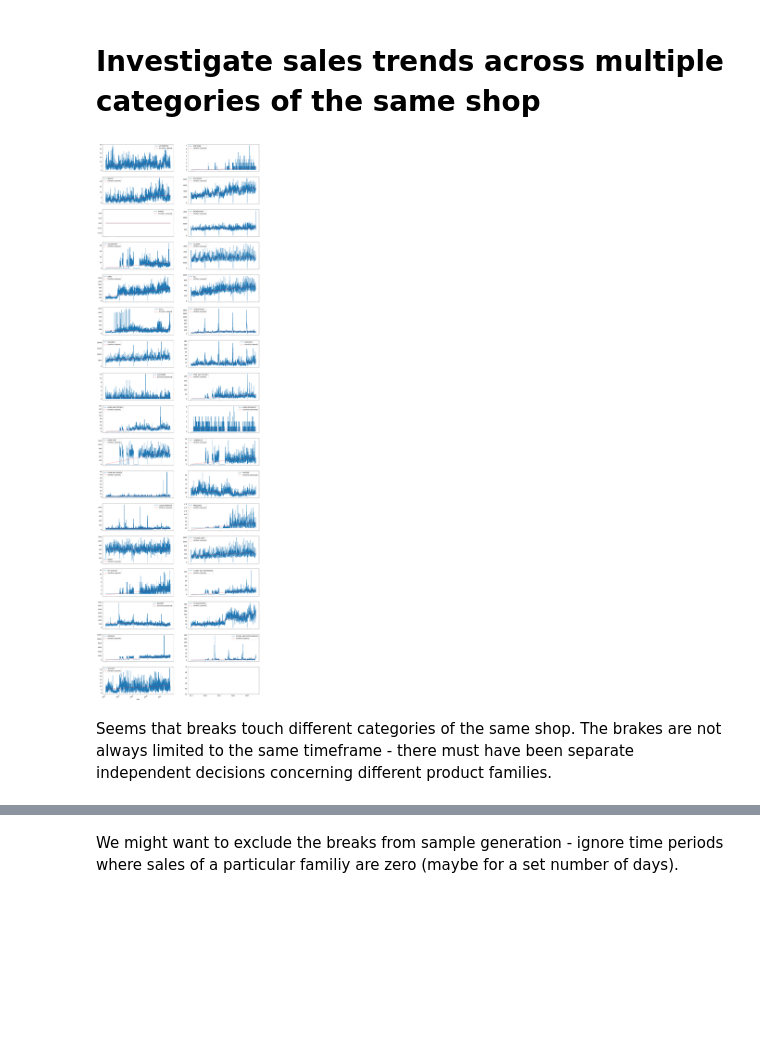
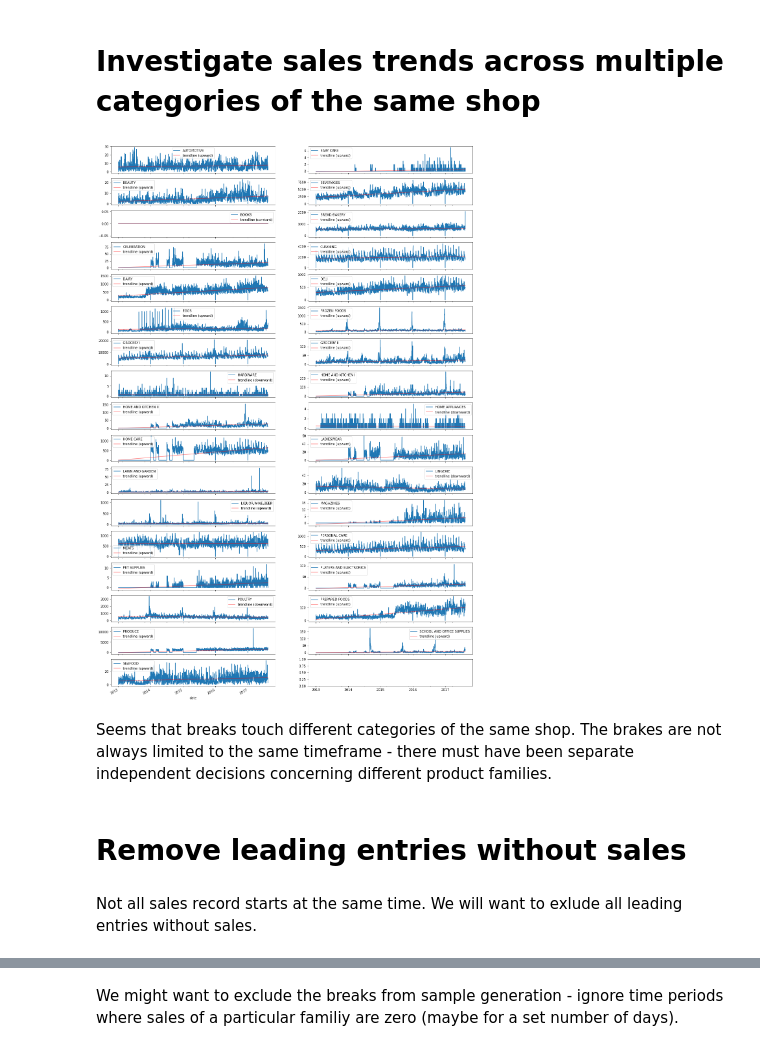
Before and after one commit to kurazu/kaggle-store-sales, a Jupyter notebook: nbs/EDA-simple.ipynb, the cells around one changed output, grey strips where cells are left out. Drawn from its saved outputs; the diff is of its cells as text; code cells hidden in the pictures; blank space fills up the shorter version.

```diff
--- a/nbs/EDA-simple.ipynb
+++ b/nbs/EDA-simple.ipynb
@@ -224,25 +198,15 @@ for ax, grouping_key in zip(axes.ravel(), zoom_ladieswear.groups.keys()):
 It doesn't seem like there is a soft decline in sales just before the sales drop to 0. My best guess is that all the shops stopped carrying this type of stock by an executive decision for half a year.
 # %% [markdown]
 # Investigate sales trends across multiple categories of the same shop
-# %%
-selected_store_nbr = 11
-store_df = train_df[train_df.store_nbr == selected_store_nbr].groupby('family')
-num_familities = store_df.ngroups
-fig, axes = plt.subplots(nrows=math.ceil(num_familities / 2), ncols=2, figsize=(20, 80), sharex=True)
-for ax, grouping_key in zip(axes.ravel(), store_df.groups.keys()):
-    data = store_df.get_group(grouping_key)
-
-    trendline_coefficients = np.polyfit(x=data.date.map(pd.Timestamp.timestamp), y=data.sales, deg=1)
-    a, b = trendline_coefficients
-    trendline_polynomial = np.poly1d(trendline_coefficients)
-
-    trend_indicator = {-1: 'downward', +1: 'upward', 0: 'constant'}[np.sign(a)]
-
-    data.plot(x='date', y='sales', kind='line', ax=ax, label=grouping_key)
-    ax.plot(data.date, trendline_polynomial(data.date.map(pd.Timestamp.timestamp)), 'r-', label=f'trendline ({trend_indicator})', alpha=0.5)
-
-    ax.legend()
-# %% [output]
-[figure, removed]
+# %%
+selected_store_nbr = 11
+store_df = train_df[train_df.store_nbr == selected_store_nbr].groupby('family')
+show_sales(store_df)
+# %% [output]
+[figure, added]
 # %% [markdown]
 Seems that breaks touch different categories of the same shop. The brakes are not always limited to the same timeframe - there must have been separate independent decisions concerning different product families.
+# %% [markdown]
+# Remove leading entries without sales
+# %% [markdown]
+Not all sales record starts at the same time. We will want to exlude all leading entries without sales.
```
Also changed, not shown: parts of 37 cells of this notebook, 3 other files.
